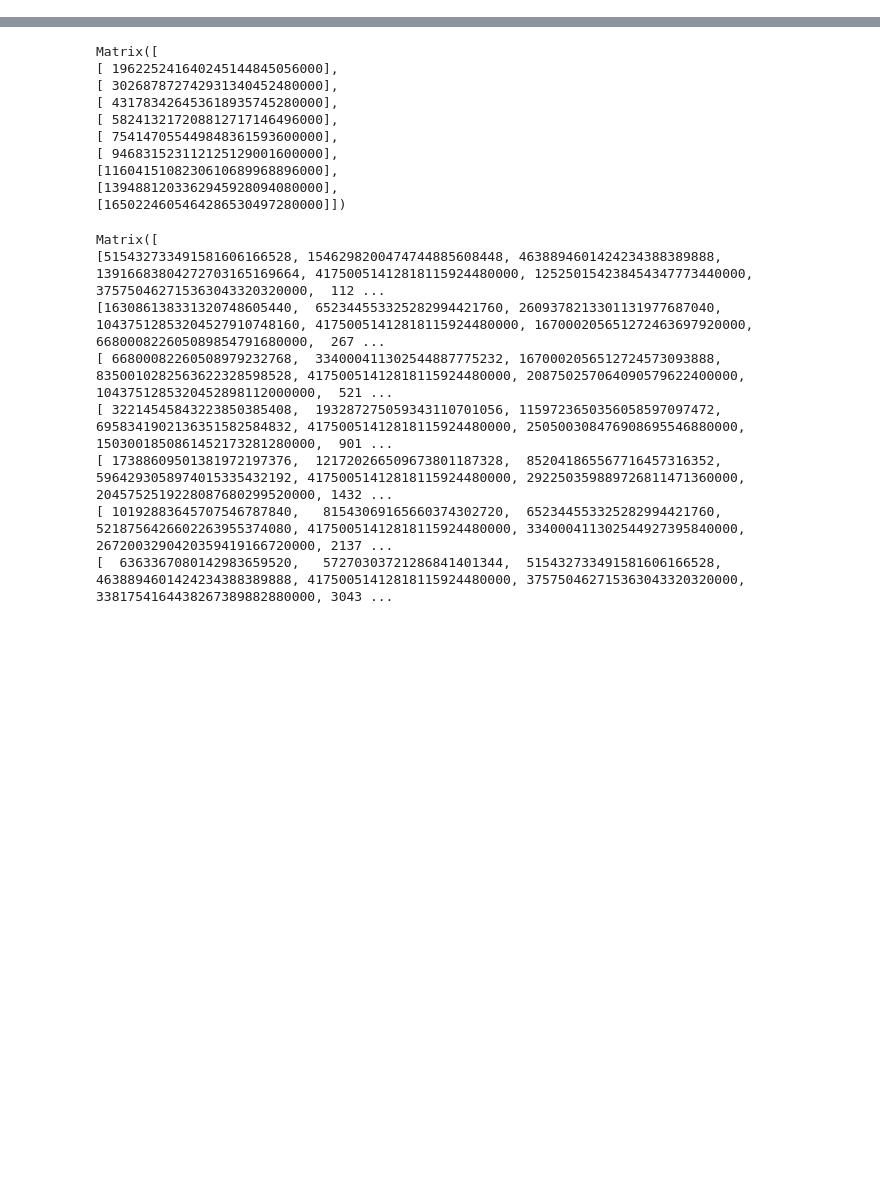
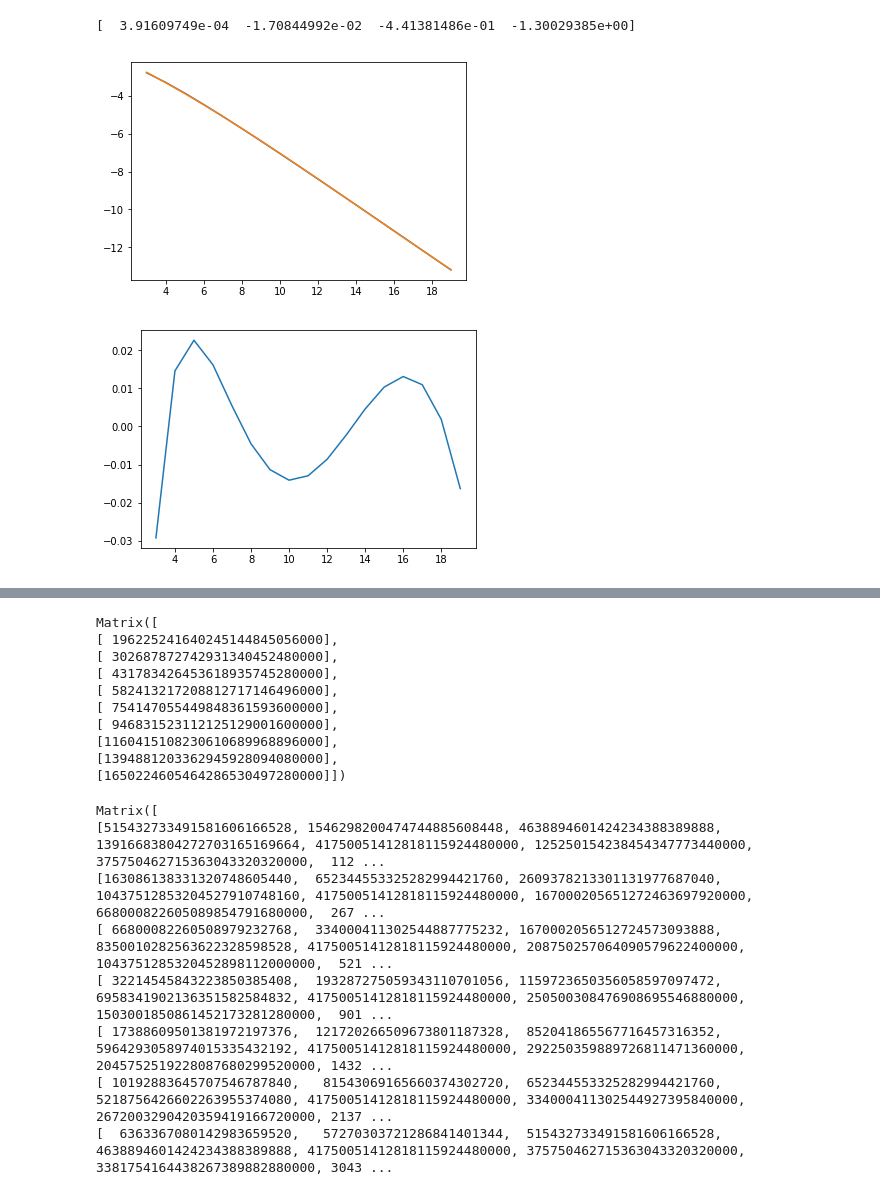
Before and after one commit to markromanmiller/monkey-cube, a Jupyter notebook: prism_graphs.ipynb, the cells around one changed output, grey strips where cells are left out. Drawn from its saved outputs; the diff is of its cells as text; code cells hidden in the pictures; blank space fills up the shorter version.

```diff
--- a/prism_graphs.ipynb
+++ b/prism_graphs.ipynb
@@ -57,3 +79,22 @@ plt.show()
+# %%
+xs = range(3, 20)
+ys = [0.5**i - 0.4**i for i in xs]
+
+log_ys = np.log(ys)
+q = np.polyfit(xs, log_ys, 3)
+fit_log_ys = np.polyval(q, xs)
+print q
+
+plt.plot(xs, log_ys)
+plt.plot(xs, fit_log_ys)
+plt.show()
+
+plt.plot(xs, log_ys - fit_log_ys)
+plt.show()
+# %% [output]
+[  3.91609749e-04  -1.70844992e-02  -4.41381486e-01  -1.30029385e+00]
+[figure, added]
+[figure, added]
 # %%
 def rational(x, p, q):
     """
```
Also changed, not shown: parts of 7 cells of this notebook, 14 other files.
